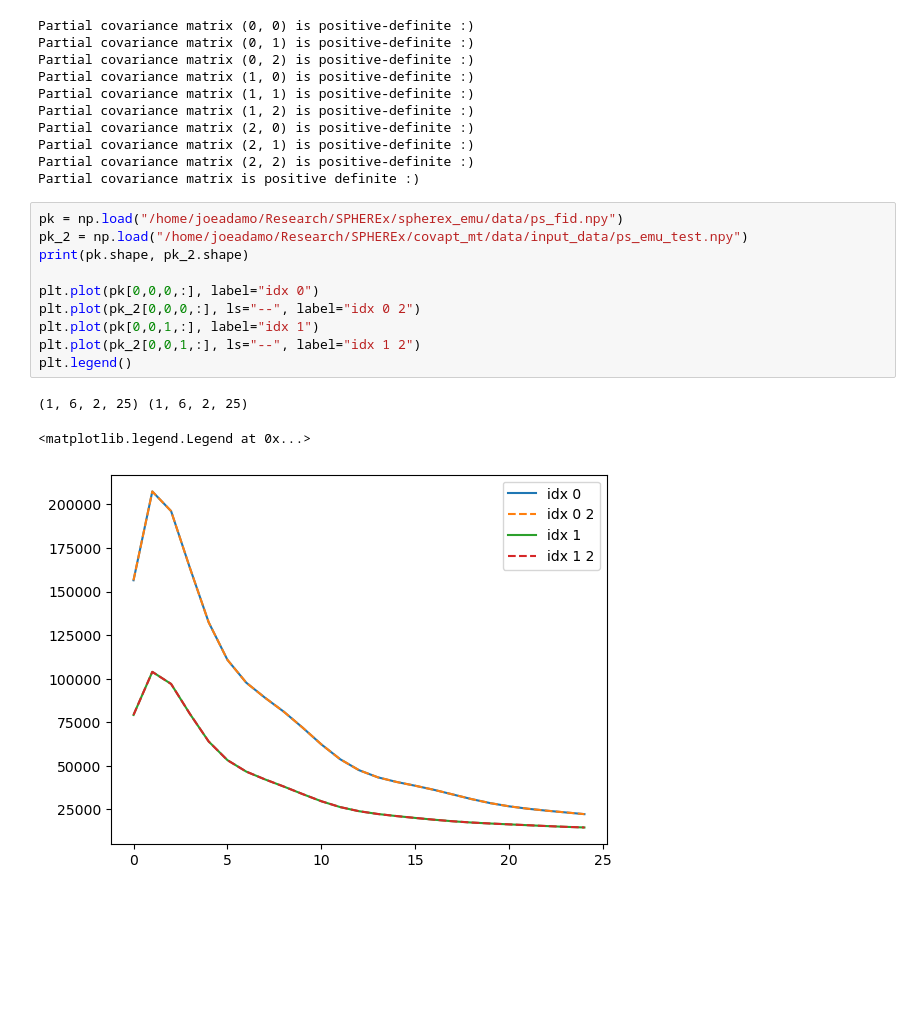
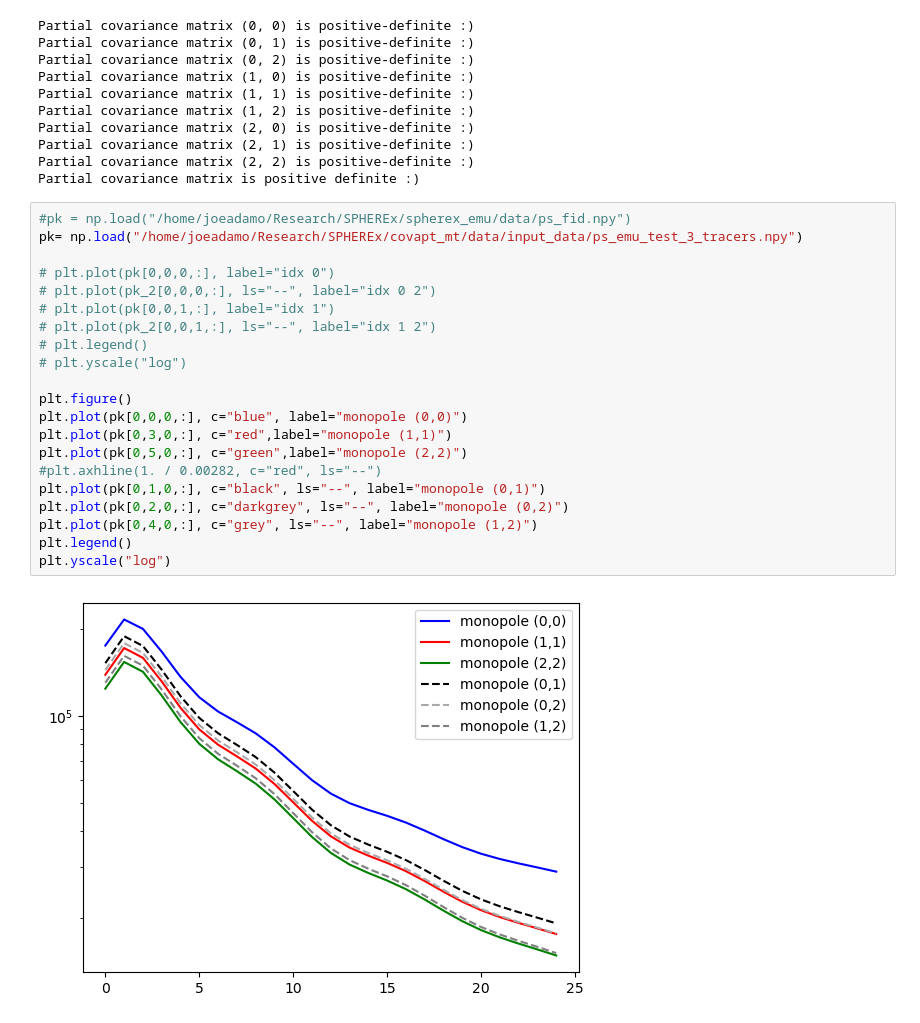
Before and after one commit to jadamo/covapt_mt, a Jupyter notebook: test_mt_covapt.ipynb, the cells around one changed output. Cells and saved outputs as stored; diff of their text form; blank space fills up the shorter version.

```diff
--- a/test_mt_covapt.ipynb
+++ b/test_mt_covapt.ipynb
@@ -150,16 +171,25 @@ Partial covariance matrix (2, 1) is positive-definite :)
 Partial covariance matrix (2, 2) is positive-definite :)
 Partial covariance matrix is positive definite :)
 # %%
-pk = np.load("/home/joeadamo/Research/SPHEREx/spherex_emu/data/ps_fid.npy")
-pk_2 = np.load("/home/joeadamo/Research/SPHEREx/covapt_mt/data/input_data/ps_emu_test.npy")
-print(pk.shape, pk_2.shape)
+#pk = np.load("/home/joeadamo/Research/SPHEREx/spherex_emu/data/ps_fid.npy")
+pk= np.load("/home/joeadamo/Research/SPHEREx/covapt_mt/data/input_data/ps_emu_test_3_tracers.npy")
 
-plt.plot(pk[0,0,0,:], label="idx 0")
-plt.plot(pk_2[0,0,0,:], ls="--", label="idx 0 2")
-plt.plot(pk[0,0,1,:], label="idx 1")
-plt.plot(pk_2[0,0,1,:], ls="--", label="idx 1 2")
+# plt.plot(pk[0,0,0,:], label="idx 0")
+# plt.plot(pk_2[0,0,0,:], ls="--", label="idx 0 2")
+# plt.plot(pk[0,0,1,:], label="idx 1")
+# plt.plot(pk_2[0,0,1,:], ls="--", label="idx 1 2")
+# plt.legend()
+# plt.yscale("log")
+
+plt.figure()
+plt.plot(pk[0,0,0,:], c="blue", label="monopole (0,0)")
+plt.plot(pk[0,3,0,:], c="red",label="monopole (1,1)")
+plt.plot(pk[0,5,0,:], c="green",label="monopole (2,2)")
+#plt.axhline(1. / 0.00282, c="red", ls="--")
+plt.plot(pk[0,1,0,:], c="black", ls="--", label="monopole (0,1)")
+plt.plot(pk[0,2,0,:], c="darkgrey", ls="--", label="monopole (0,2)")
+plt.plot(pk[0,4,0,:], c="grey", ls="--", label="monopole (1,2)")
 plt.legend()
+plt.yscale("log")
 # %% [output]
-(1, 6, 2, 25) (1, 6, 2, 25)
-<matplotlib.legend.Legend at 0x...>
-[figure, old version]
+[figure, new version]
```
Also changed, not shown: parts of 6 cells of this notebook, 5 other files.
